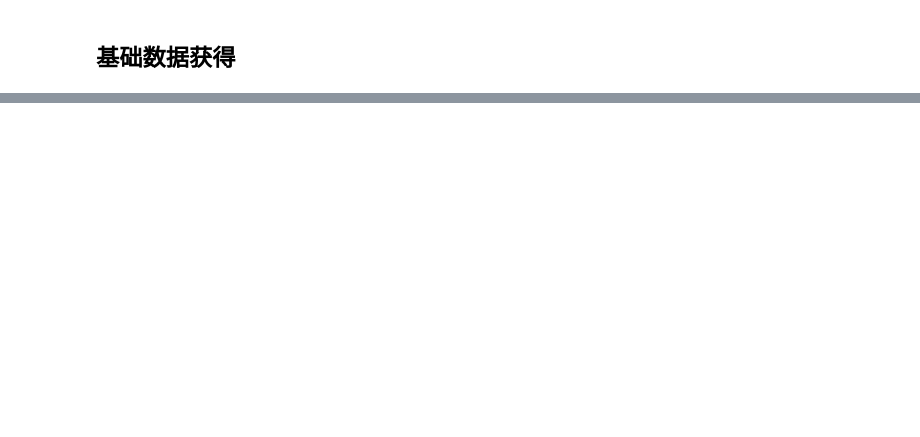
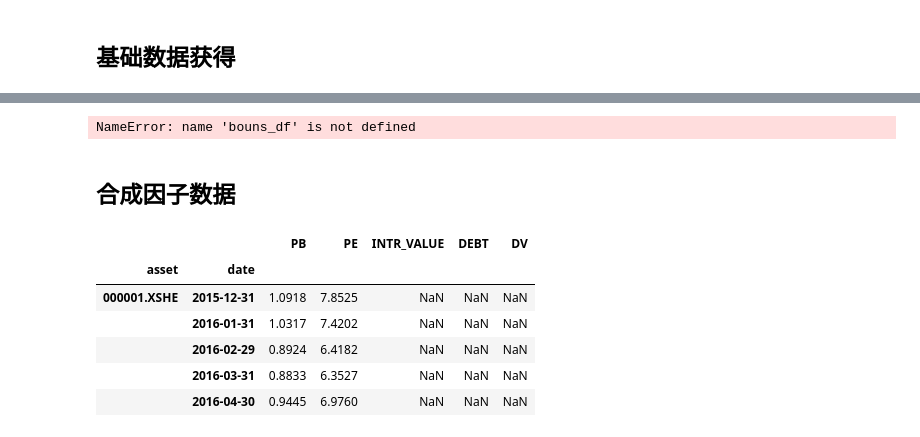
Before and after one commit to congcong009/joinquant_share, a Jupyter notebook: rd_lib/研究类/研报复现/基本面量化/罗伯瑞克超额现金流选股/罗伯瑞克超额现金流选股法.ipynb, the cells around one changed output, grey strips where cells are left out. Drawn from its saved outputs; the diff is of its cells as text; code cells hidden in the pictures; blank space fills up the shorter version.

```diff
--- a/rd_lib/研究类/研报复现/基本面量化/罗伯瑞克超额现金流选股/罗伯瑞克超额现金流选股法.ipynb
+++ b/rd_lib/研究类/研报复现/基本面量化/罗伯瑞克超额现金流选股/罗伯瑞克超额现金流选股法.ipynb
@@ -108,6 +112,8 @@ $LScore = pb + pe + intr\_value + dv\_ttm + debt\_ratio$
 - 对选股数量和行业分布进行调整，利用分散化投资和行业中性的优势来避免策略的大幅波动，减少策略中明显不足的最大回撤指标；
 - 将罗伯·瑞克超额现金流选股法则所选出的股票作为股票池，利用其它方法进一步筛选和判断入市时机。
 # %%
+import warnings
+warnings.simplefilter('ignore')
 import sys
 sys.path.append("/home/jquser")
 
@@ -119,13 +125,17 @@ from IPython.core.display import display, HTML
 from typing import (List, Tuple, Dict, Callable, Union)
 
 from jqdata import *
-from jqfactor import calc_factors, Factor
+from jqfactor import Factor
 from tqdm import tqdm_notebook
-from hs_rd_lib import get_trade_period, get_factor
+from hs_rd_lib import get_trade_period, get_factor, pkl_batch, get_pool_period_price, plot_cum_return, strategy_performance
 
 display(HTML("<style>.container { width:100% !important; }</style>"))  # Juypter 的显示调整
 plt.rcParams['font.sans-serif'] = ['SimHei'] # 指定默认字体
 plt.rcParams['axes.unicode_minus'] = False # 解决保存图像是负号'-'显示为方块的问题
+
+pd.set_option('display.width', 300)
+pd.set_option('display.max_rows', 200)
+pd.set_option('display.max_columns', None)
 # %%
 class CashflowFactor(Factor):
     name = 'CashflowFactor'
@@ -214,0 +244,2 @@ basic_df
+# %%
+basic_df = pkl_batch(pd.DataFrame(), 'basic_df', method='read')
@@ -214,0 +328,3 @@ basic_df
+# %%
+bouns_df = get_dv_ttm(stock_list, startDt)
+bouns_df.head()
@@ -214,0 +338,25 @@ basic_df
+# %%
+bouns_df.info()
+# %% [output]
+NameError: name 'bouns_df' is not defined
+# %% [markdown]
+## 合成因子数据
+# %%
+# 将因子和股息率数据合并
+basic_df.reset_index(inplace=True)
+basic_df['date'] = pd.to_datetime(basic_df['date'])
+basic_df = basic_df.merge(bouns_df, on=['date', 'asset'], how='outer')
+
+# 调整获取数据的月份数据
+basic_df.set_index('date', inplace=True)
+basic_df = basic_df.groupby(['asset']).resample('M').mean()
+
+basic_df.head()
+# %% [output]
+|  |  | PB | PE | INTR_VALUE | DEBT | DV |
+| asset | date |  |  |  |  |  |
+| 000001.XSHE | 2015-12-31 | 1.0918 | 7.8525 | NaN | NaN | NaN |
+|  | 2016-01-31 | 1.0317 | 7.4202 | NaN | NaN | NaN |
+|  | 2016-02-29 | 0.8924 | 6.4182 | NaN | NaN | NaN |
+|  | 2016-03-31 | 0.8833 | 6.3527 | NaN | NaN | NaN |
+|  | 2016-04-30 | 0.9445 | 6.9760 | NaN | NaN | NaN |
```
Also changed, not shown: parts of 41 cells of this notebook.
